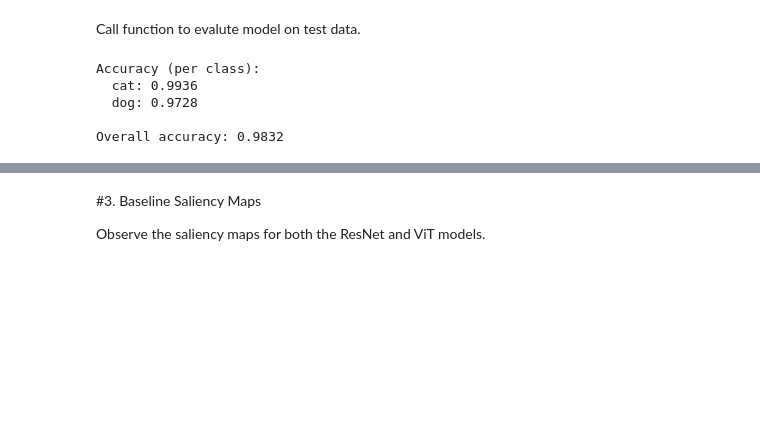
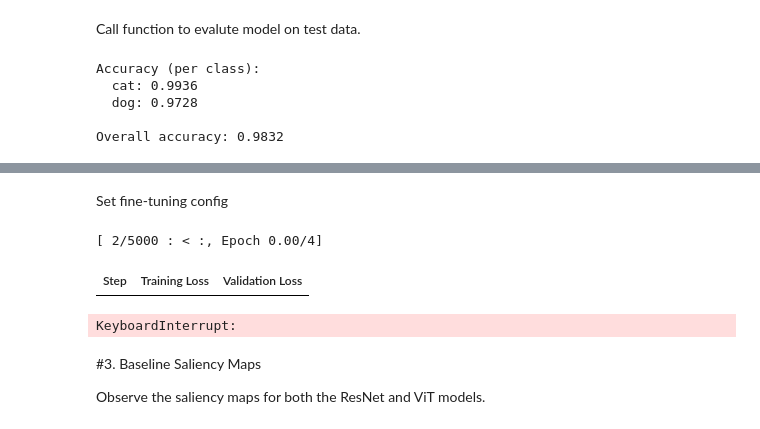
Before and after one commit to denaminator/spurious-correlations, a Jupyter notebook: MLII_Project.ipynb, the cells around one changed output, grey strips where cells are left out. Saved outputs shown, nothing was run; the diff lists cells and outputs as text; code cells hidden in the pictures; blank space fills up the shorter version.

```diff
--- a/MLII_Project.ipynb
+++ b/MLII_Project.ipynb
@@ -465,0 +526,5 @@ Overall accuracy: 0.9832
+# %%
+from transformers import ViTImageProcessor
+
+processor = ViTImageProcessor.from_pretrained('vit-base-patch16-224')
+print(processor)
@@ -465,0 +642,8 @@ Overall accuracy: 0.9832
+# %%
+from transformers import ViTForImageClassification
+
+vit = ViTForImageClassification.from_pretrained(
+    'google/vit-base-patch16-224',
+    num_labels=2,
+    ignore_mismatched_sizes=True,
+)
@@ -466,3 +661,38 @@ Overall accuracy: 0.9832
+# %% [markdown]
+Set fine-tuning config
+# %%
+from transformers import TrainingArguments, Trainer
+import numpy as np
+
+train_args = TrainingArguments(
+  output_dir="output-models",
+  eval_strategy="steps",
+  num_train_epochs=4,
+  fp16=True,
+  save_steps=100,
+  eval_steps=100,
+  logging_steps=100,
+  learning_rate=2e-4,
+  save_total_limit=2,
+  remove_unused_columns=False,
+  push_to_hub=False,
+  report_to='tensorboard',
+  load_best_model_at_end=True,
+)
+# %%
+trainer = Trainer(
+    model=vit,
+    train_dataset=vit_train_data,
+    eval_dataset=vit_val_data,
+    args=train_args,
+    data_collator=data_batching,
+    processing_class=processor,
+)
+trainer.train()
+# %% [output]
+[ 2/5000 : < :, Epoch 0.00/4]
+| Step | Training Loss | Validation Loss |
+KeyboardInterrupt:
 # %% [markdown]
 #3. Baseline Saliency Maps
 
```
Also changed, not shown: parts of 45 cells of this notebook.
